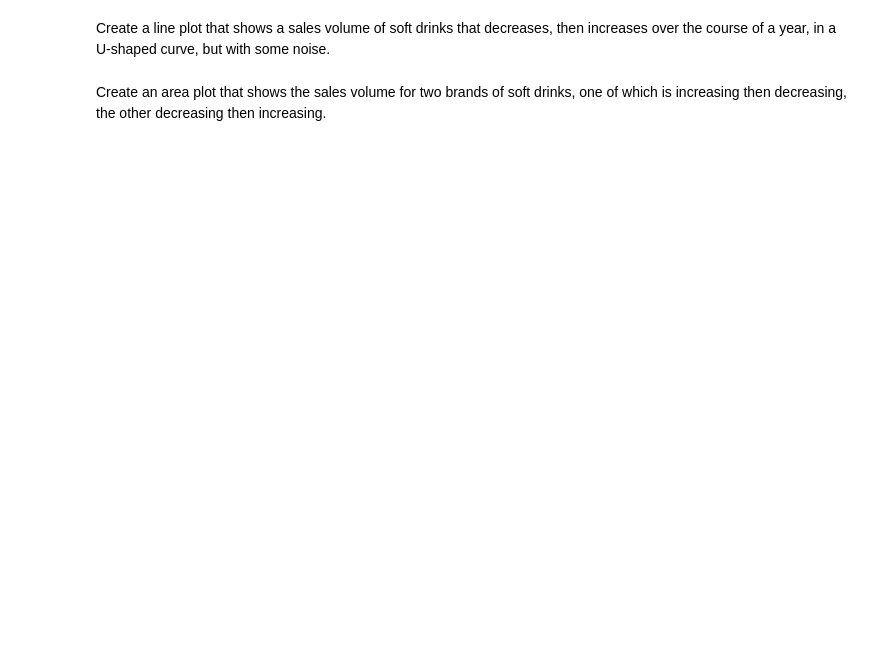
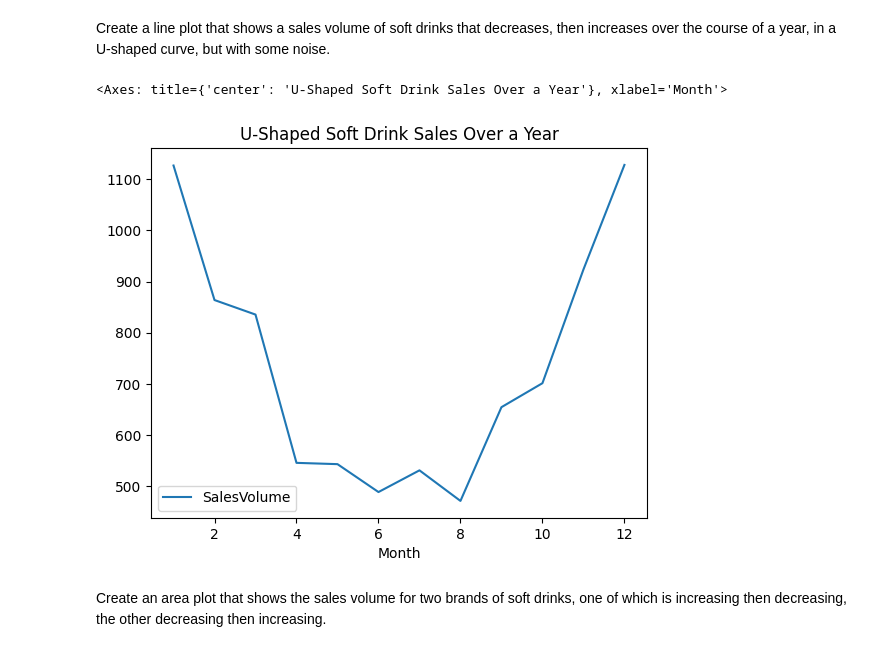
Before and after one commit to abcbbong/699_O2, a Jupyter notebook: OMDS-MODB2-Week5-Lee-JaeHoon.ipynb, the cells around one changed output. Cells and saved outputs as stored; diff of their text form; code cells hidden in the pictures; blank space fills up the shorter version.

```diff
--- a/OMDS-MODB2-Week5-Lee-JaeHoon.ipynb
+++ b/OMDS-MODB2-Week5-Lee-JaeHoon.ipynb
@@ -178,4 +292,23 @@ Image("histogram.png")
 # %% [markdown]
 Create a line plot that shows a sales volume of soft drinks that decreases, then increases over the course of a year, in a U-shaped curve, but with some noise.
+# %%
+# Generate data for 12 months
+months = np.arange(12)  # 0 to 11 (representing Jan to Dec)
+
+# Create the basic U-shaped pattern (lowest point is at x=5.5, between June and July)
+base_sales = ((months - 5.5)**2) * 20 + 500  # **2 is squared, other numbers are for shaping
+
+# Add noise
+noise = np.random.normal(loc=0, scale=50, size=12) # 'scale' controls the noise intensity
+
+# Final sales volume data
+soft_drink_sales = base_sales + noise
+
+# Create a DataFrame and plot the line graph
+df_sales = pd.DataFrame({'Month': months + 1, 'SalesVolume': soft_drink_sales})
+df_sales.plot.line(x='Month', y='SalesVolume', title='U-Shaped Soft Drink Sales Over a Year')
+# %% [output]
+<Axes: title={'center': 'U-Shaped Soft Drink Sales Over a Year'}, xlabel='Month'>
+[figure, added]
 # %% [markdown]
 Create an area plot that shows the sales volume for two brands of soft drinks, one of which is increasing then decreasing, the other decreasing then increasing.
```
Also changed, not shown: parts of 7 cells of this notebook.
